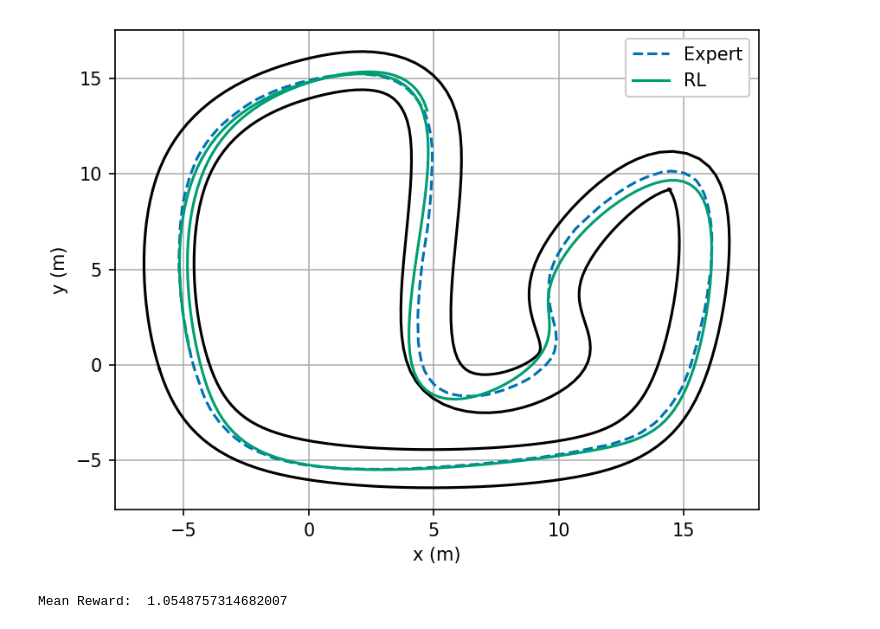
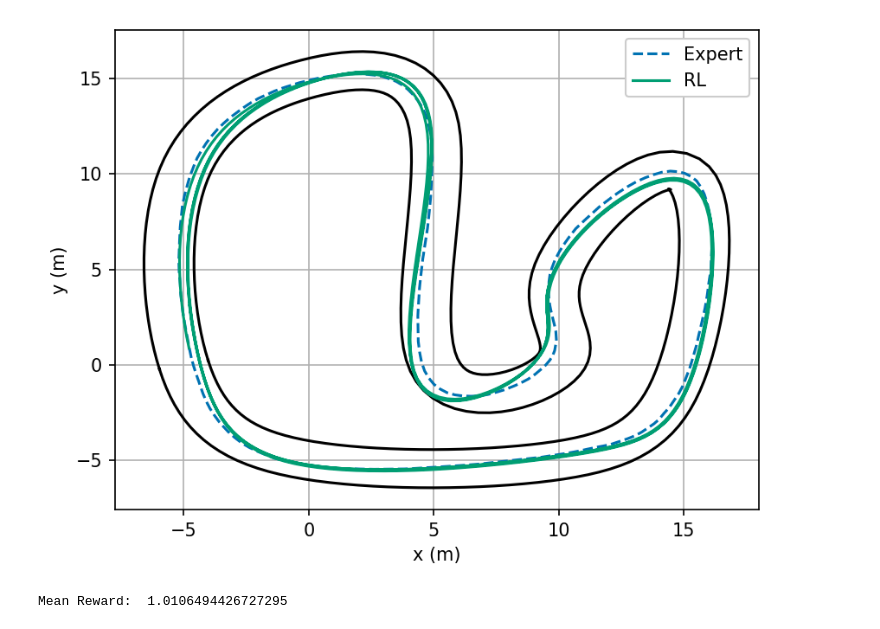
Before and after one commit to varunchitturi/ese-2000-labs, a Jupyter notebook: Lab 6/Lab_6.ipynb, the cells around one changed output. Cells and saved outputs as stored; diff of their text form; code cells hidden in the pictures.

Commit message:
add max timesteps

```diff
--- a/Lab 6/Lab_6.ipynb
+++ b/Lab 6/Lab_6.ipynb
@@ -131,7 +143,7 @@ def get_state_with_look_ahead_normalized(state, look_ahead_count):
 
 # Iteratively calls model_policy to obtain actions and create a maximum length trajectory.
 # Trajectory ends when it diverges `truncate_distance` from the true trajectory or trajectory is of `timesteps` size
-def rollout(model_policy, truncate_distance, buffer, gamma, random_walk=False, no_truncate=False, random_start=True):
+def rollout(model_policy, truncate_distance, buffer, gamma, random_walk=False, no_truncate=False, random_start=True, max_timesteps=max_timesteps):
     # saves, at most, the last `save_count` states in the created trajectory to the replay buffer
     # for q_model training
     save_count = 25
@@ -297,10 +312,10 @@ if not os.path.exists("./models/q_model.pth") and not os.path.exists("./models/p
     torch.save(policy, "./models/policy_model.pth")
 # %%
 policy.eval()
-states, actions, rewards, returns = rollout(policy, truncate_distance, buffer, gamma, False, True, False)
+states, actions, rewards, returns = rollout(policy, truncate_distance, buffer, gamma, False, True, False, 800)
 plot_vs_expert(states.detach().cpu().numpy(), 'RL', x_sample.detach().cpu().numpy() , track)
 plt.show()
 print("Mean Reward: ", torch.mean(rewards).item())
 # %% [output]
-[figure, old version]
+[figure, new version]
-Mean Reward:  1.0548757314682007
+Mean Reward:  1.0106494426727295
```
Also changed, not shown: parts of 3 cells of this notebook.
